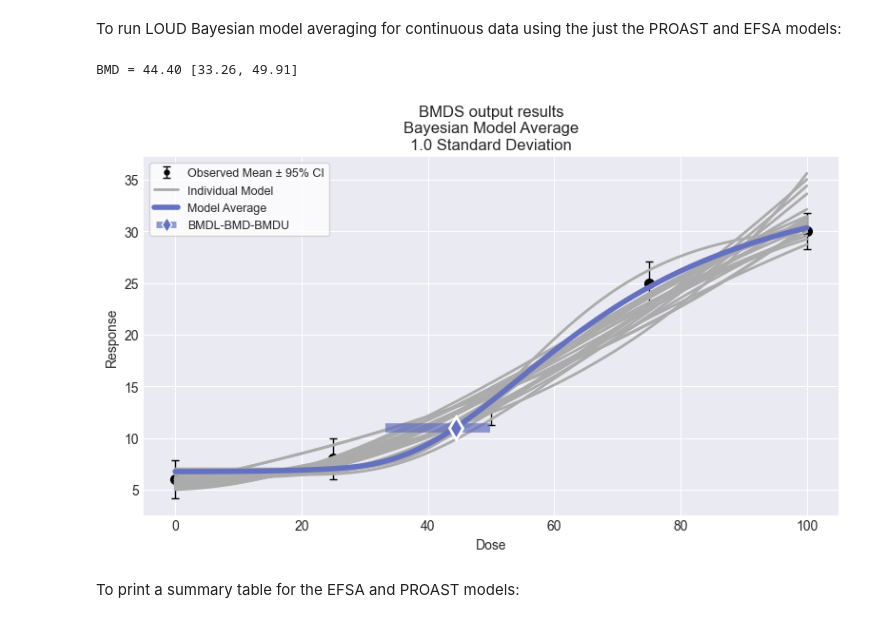
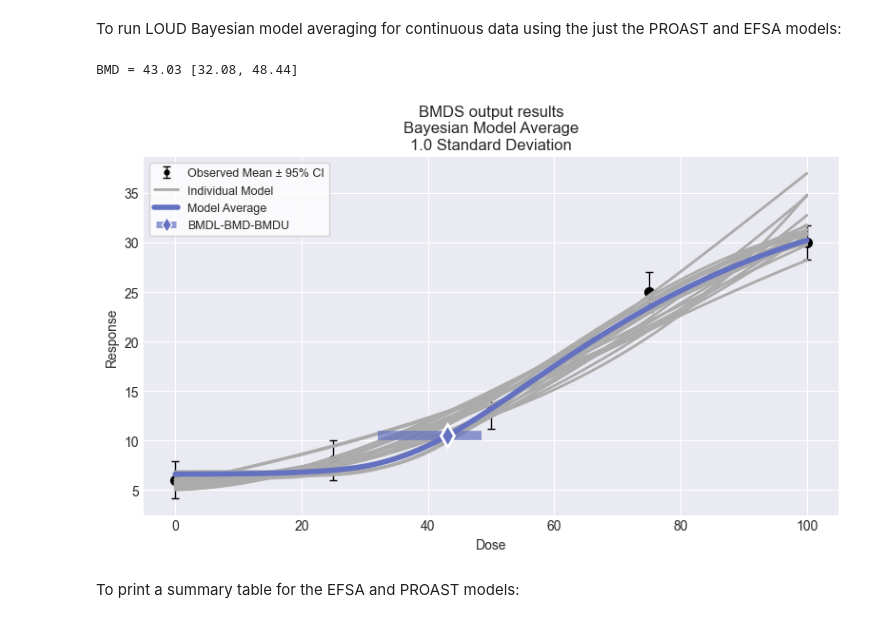
Before and after one commit to USEPA/BMDS, a Jupyter notebook: docs/source/recipes/continuous_ma.ipynb, the cells around one changed output. Saved outputs shown, nothing was run; the diff lists cells and outputs as text; code cells hidden in the pictures.

Commit message:
setting consist seed in LOUD recipes

```diff
--- a/docs/source/recipes/continuous_ma.ipynb
+++ b/docs/source/recipes/continuous_ma.ipynb
@@ -305,35 +310,36 @@ expanded_models = [
     pybmds.Models.LMS2,
 ]
 
 # add all three disttypes (example: constant variance)
 dist_types = [
     pybmds.ContinuousDistType.normal,
     pybmds.ContinuousDistType.normal_ncv,
     pybmds.ContinuousDistType.log_normal,
 ]
 
 for model_name in expanded_models:
     for dt in dist_types:
         session3.add_model(
             model_name,
             settings={
                 "n_chains": 4,
                 "samples": 12500,
                 "burnin": 1250,
+                "seed": 123,
                 "priors": pybmds.PriorClass.bayesian_loud,
                 "disttype": dt,
             },
         )
 
 session3.add_model_averaging()
 session3.execute()
 
 res3 = session3.model_average.results
 print(f"BMD = {res3.bmd:.2f} [{res3.bmdl:.2f}, {res3.bmdu:.2f}]")
 fig3 = session3.plot(colorize=False)
 # %% [output]
-BMD = 44.40 [33.26, 49.91]
+BMD = 43.03 [32.08, 48.44]
-[figure, old version]
+[figure, new version]
 # %% [markdown]
 To print a summary table for the EFSA and PROAST models:
 # %%
```
Also changed, not shown: parts of 13 cells of this notebook, 1 other file.
